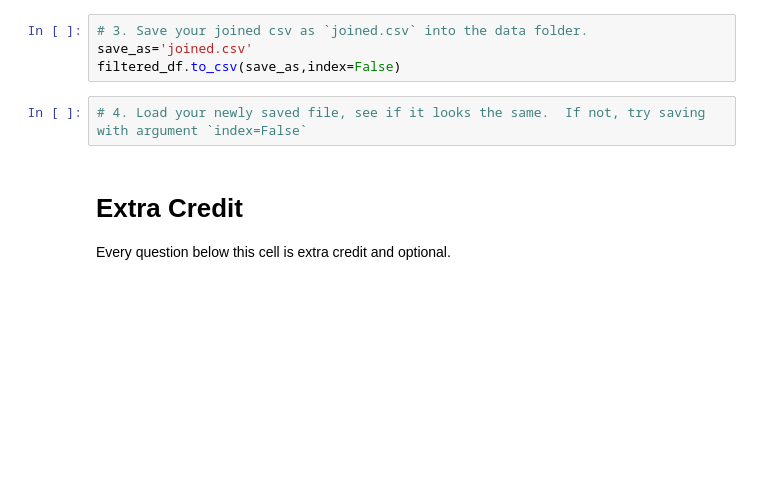
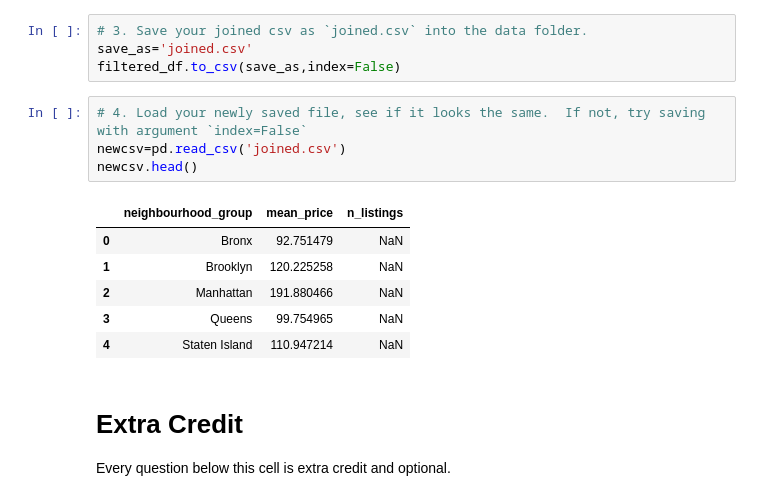
Before and after one commit to Mansur-Mahdee/2024-DS-Tue, a Jupyter notebook: Week-01-Pandas/Exercise-MM.ipynb, the cells around one changed output. Drawn from its saved outputs; the diff is of its cells as text; blank space fills up the shorter version.

```diff
--- a/Week-01-Pandas/Exercise-MM.ipynb
+++ b/Week-01-Pandas/Exercise-MM.ipynb
@@ -272,6 +263,15 @@ save_as='joined.csv'
 filtered_df.to_csv(save_as,index=False)
 # %%
 # 4. Load your newly saved file, see if it looks the same.  If not, try saving with argument `index=False`
+newcsv=pd.read_csv('joined.csv')
+newcsv.head()
+# %% [output]
+|  | neighbourhood_group | mean_price | n_listings |
+| 0 | Bronx | 92.751479 | NaN |
+| 1 | Brooklyn | 120.225258 | NaN |
+| 2 | Manhattan | 191.880466 | NaN |
+| 3 | Queens | 99.754965 | NaN |
+| 4 | Staten Island | 110.947214 | NaN |
 # %% [markdown]
 # Extra Credit
 Every question below this cell is extra credit and optional.
```
Also changed, not shown: parts of 6 cells of this notebook.
